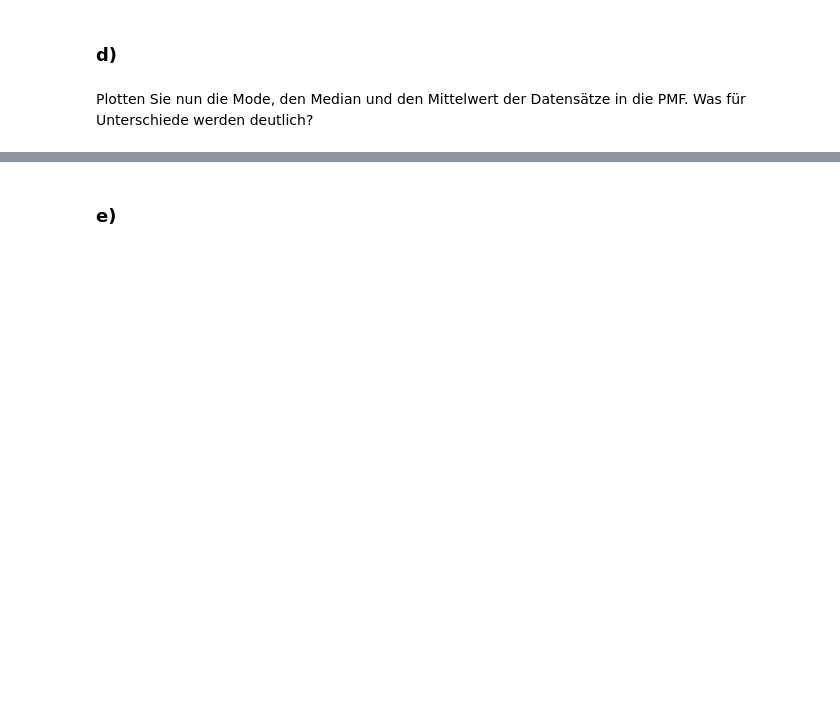
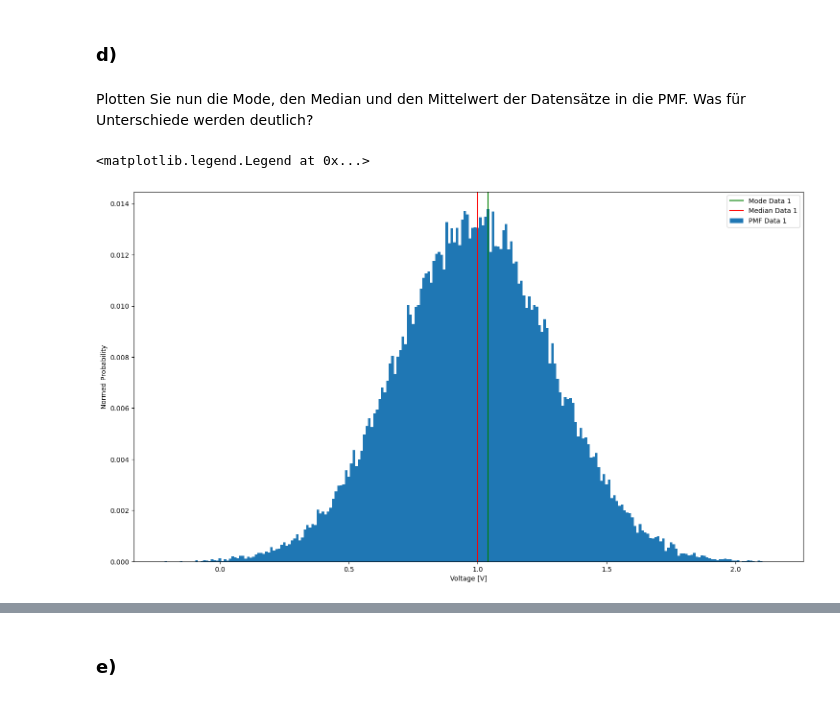
Before and after one commit to fflopsi/datenanalyse, a Jupyter notebook: exercises/08/Aufgabenblatt_8.ipynb, the cells around one changed output, grey strips where cells are left out. Drawn from its saved outputs; the diff is of its cells as text; code cells hidden in the pictures; blank space fills up the shorter version.

```diff
--- a/exercises/08/Aufgabenblatt_8.ipynb
+++ b/exercises/08/Aufgabenblatt_8.ipynb
@@ -39,7 +77,22 @@ Im File `Voltages.txt` finden Sie zwei Datensätze mit Spannungen mit einer Aufl
 ### c)
 # %% [markdown]
 Sie haben in der Vorlesung die Begriffe Mode, Median und Mittelwert kennengelernt. Schreiben Sie eine Funktion, die ein Set an Daten und deren Auflösung als Argument nimmt und die Mode und den Median der Daten zurückgibt. Sie können dazu die Hilfe von Numpy Funktionen verwenden.
+# %%
+def my_mode_median(data, resolution):
+    pmf = my_pmf(data, resolution)
+    return pmf[0][np.argmax(pmf[1])], np.median(data)
 # %% [markdown]
 ### d)
 # %% [markdown]
 Plotten Sie nun die Mode, den Median und den Mittelwert der Datensätze in die PMF. Was für Unterschiede werden deutlich?
+# %%
+_, ax = plt.subplots(figsize=(18,10))
+ax.set_xlabel('Voltage [V]')
+ax.set_ylabel('Normed Probability')
+ax.bar(pmf1[0], pmf1[1], width=res, label='PMF Data 1')
+ax.axvline(my_mode_median(U1, res)[0], color='green', label='Mode Data 1')
+ax.axvline(my_mode_median(U1, res)[1], color='red', label='Median Data 1')
+ax.legend()
+# %% [output]
+<matplotlib.legend.Legend at 0x...>
+[figure, added]
```
Also changed, not shown: parts of 14 cells of this notebook.
